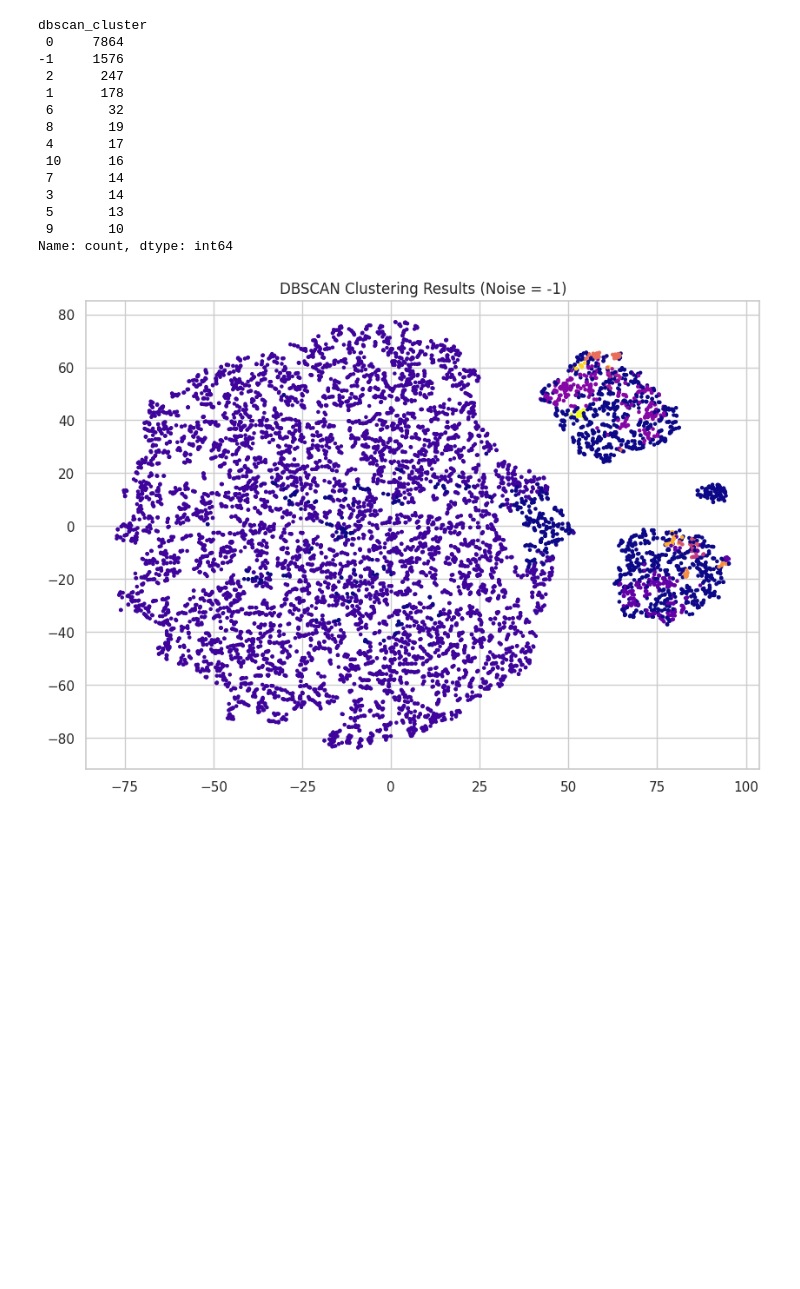
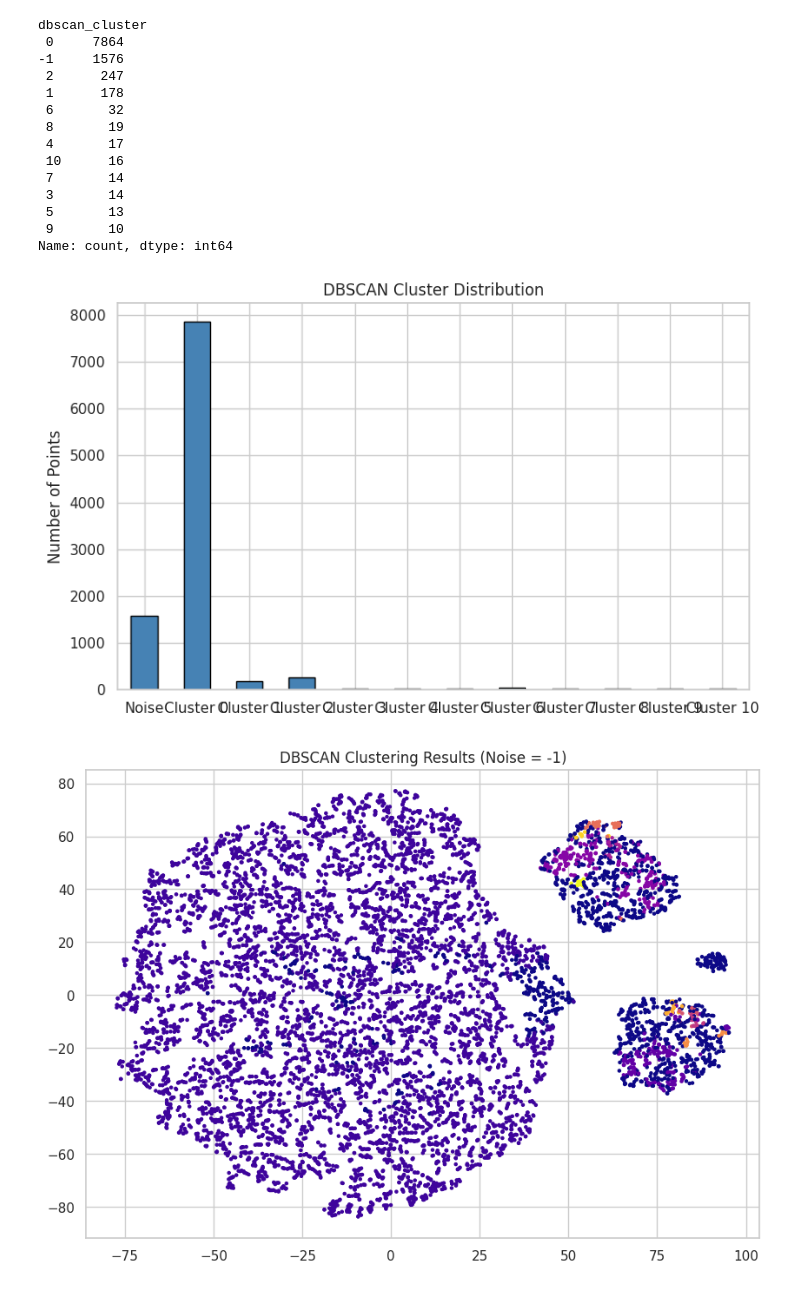
Before and after one commit to YamenObeidat/Activity-3--DBSCAN-PCA, a Jupyter notebook: final_project_2.ipynb, the cells around one changed output. Saved outputs shown, nothing was run; the diff lists cells and outputs as text; code cells hidden in the pictures; blank space fills up the shorter version.

```diff
--- a/final_project_2.ipynb
+++ b/final_project_2.ipynb
@@ -235,6 +286,19 @@ dbscan_cluster
  5       13
  9       10
 Name: count, dtype: int64
+# %%
+cluster_counts = pd.Series(db_clusters).value_counts().sort_index()
+cluster_counts.index = ['Noise' if i == -1 else f'Cluster {i}' for i in cluster_counts.index]
+
+plt.figure(figsize=(8, 5))
+cluster_counts.plot(kind='bar', color='steelblue', edgecolor='black')
+plt.title('DBSCAN Cluster Distribution')
+plt.ylabel('Number of Points')
+plt.xticks(rotation=0)
+plt.tight_layout()
+plt.show()
+# %% [output]
+[figure, added]
 # %%
 plt.figure(figsize=(10, 7))
 plt.scatter(X_tsne[:, 0], X_tsne[:, 1], c=db_clusters, cmap='plasma', s=5)
```
Also changed, not shown: parts of 11 cells of this notebook.
